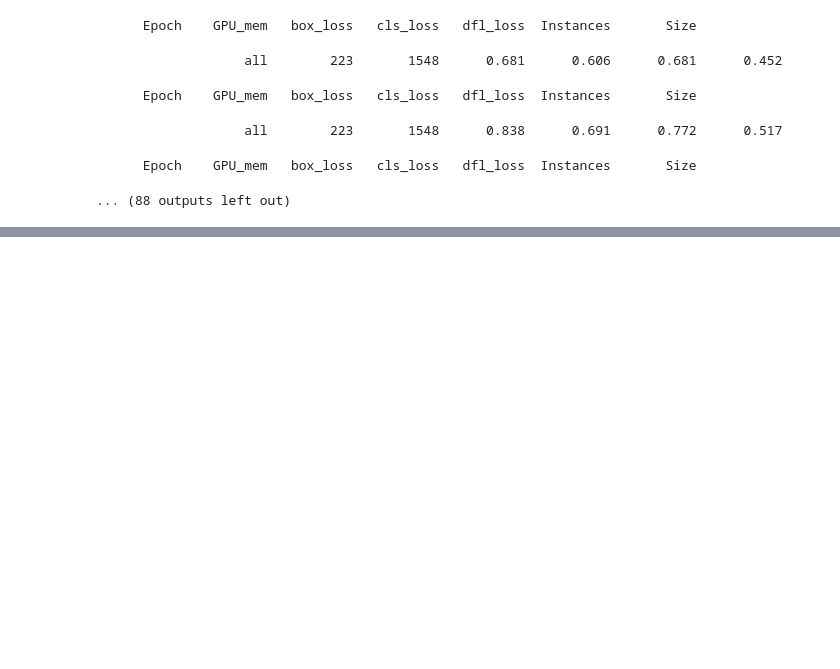
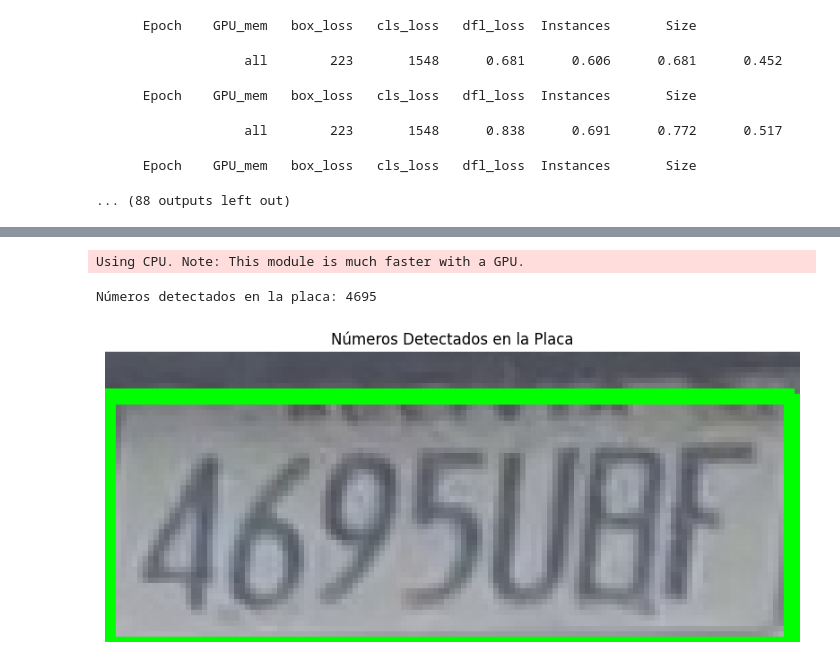
Before and after one commit to ChristianMendozaa/ANPR_BO, a Jupyter notebook: ocr/ocr.ipynb, the cells around one changed output, grey strips where cells are left out. Cells and saved outputs as stored; diff of their text form; code cells hidden in the pictures; blank space fills up the shorter version.

```diff
--- a/ocr/ocr.ipynb
+++ b/ocr/ocr.ipynb
@@ -182,0 +183,6 @@ Detecciones ordenadas de izquierda a derecha:
+# %%
+import pytesseract
+
+custom_config = r'--oem 3 --psm 6 -c tessedit_char_whitelist=ABCDEFGHIJKLMNOPQRSTUVWXYZ0123456789'
+text = pytesseract.image_to_string(dilated, config=custom_config)
+print(text)
@@ -182,0 +260,56 @@ Detecciones ordenadas de izquierda a derecha:
+# %%
+import easyocr
+import cv2
+import numpy as np
+import matplotlib.pyplot as plt
+
+# Cargar la imagen de la placa
+image_path = "dataset/4/images/plate_car_1261.jpg"  # Reemplaza con la ruta de tu imagen
+image = cv2.imread(image_path)
+
+# Convertir a escala de grises para mejorar OCR
+gray = cv2.cvtColor(image, cv2.COLOR_BGR2GRAY)
+
+# Inicializar el lector de EasyOCR en español e inglés
+reader = easyocr.Reader(['en'], gpu=False)
+
+# Realizar OCR en la imagen
+results = reader.readtext(gray)
+
+# Filtrar solo números (0-9)
+numeros_detectados = []
+for result in results:
+    texto = result[1]  # Extraer el texto reconocido
+    solo_numeros = ''.join([char for char in texto if char.isdigit()])  # Filtrar solo dígitos
+    if solo_numeros:
+        numeros_detectados.append(solo_numeros)
+
+# Unir los números detectados en una sola cadena
+numeros_final = ''.join(numeros_detectados)
+
+# Mostrar los resultados
+print("Números detectados en la placa:", numeros_final)
+
+# Dibujar rectángulos alrededor de los números detectados
+for result in results:
+    bbox, text, prob = result
+    x_min, y_min = int(bbox[0][0]), int(bbox[0][1])
+    x_max, y_max = int(bbox[2][0]), int(bbox[2][1])
+
+    # Dibujar un rectángulo alrededor del texto detectado
+    cv2.rectangle(image, (x_min, y_min), (x_max, y_max), (0, 255, 0), 2)
+    cv2.putText(image, text, (x_min, y_min - 10), cv2.FONT_HERSHEY_SIMPLEX, 0.8, (0, 255, 0), 2)
+
+# Convertir BGR a RGB para mostrar correctamente en Matplotlib
+image_rgb = cv2.cvtColor(image, cv2.COLOR_BGR2RGB)
+
+# Mostrar la imagen con Matplotlib
+plt.figure(figsize=(10, 5))
+plt.imshow(image_rgb)
+plt.axis("off")  # Ocultar ejes
+plt.title("Números Detectados en la Placa")
+plt.show()
+# %% [output]
+Using CPU. Note: This module is much faster with a GPU.
+Números detectados en la placa: 4695
+[figure, added]
```
Also changed, not shown: parts of 7 cells of this notebook.
